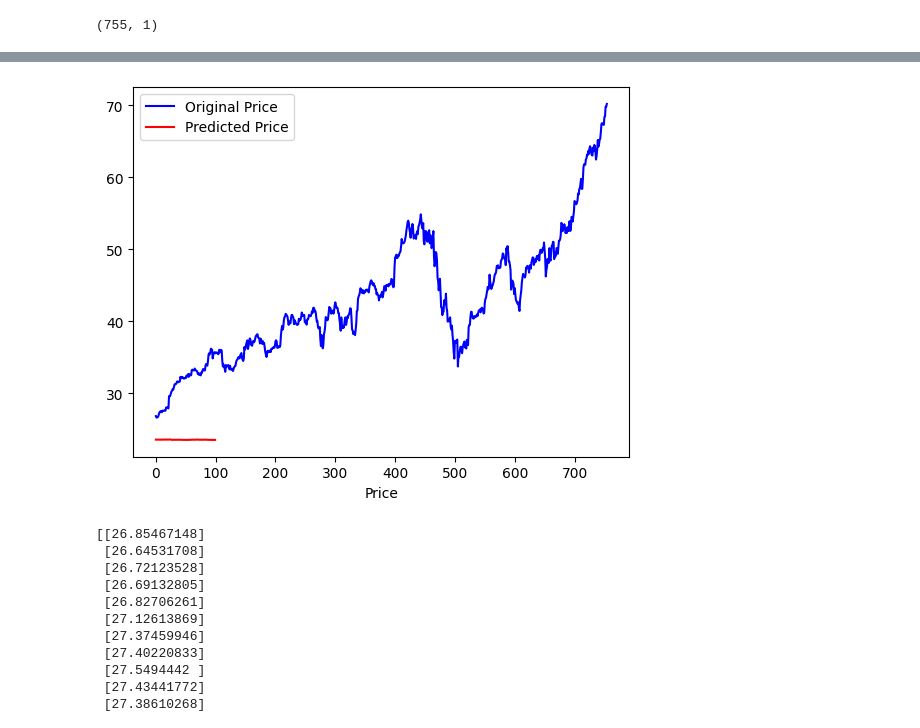
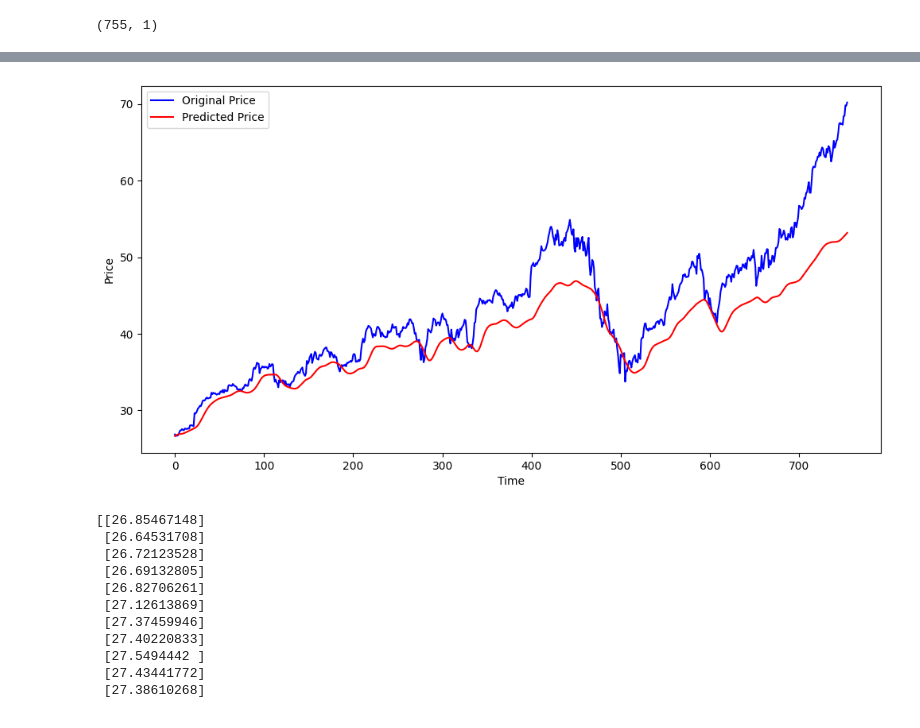
Before and after one commit to saloni-sys/StockPrediction, a Jupyter notebook: Stock_Prediction.ipynb, the cells around one changed output, grey strips where cells are left out. Drawn from its saved outputs; the diff is of its cells as text; code cells hidden in the pictures.

```diff
--- a/Stock_Prediction.ipynb
+++ b/Stock_Prediction.ipynb
@@ -181,19 +181,20 @@ from tensorflow.keras.layers import Dense, Dropout, LSTM
 from tensorflow.keras.models import Sequential
 # %%
 model=Sequential()
-model.add(LSTM(units=50,activation='relu',return_sequences=True,input_shape=(x_train.shape[1],1)))
+
+model.add(LSTM(50, return_sequences=True, input_shape=(x_train.shape[1],1)))
 model.add(Dropout(0.2))
 
-model.add(LSTM(units=60,activation='relu',return_sequences=True))
+model.add(LSTM(60, return_sequences=True))
 model.add(Dropout(0.3))
 
-model.add(LSTM(units=80,activation='relu',return_sequences=True))
+model.add(LSTM(80, return_sequences=True))
 model.add(Dropout(0.4))
 
-model.add(LSTM(units=120,activation='relu'))
+model.add(LSTM(120))
 model.add(Dropout(0.5))
 
-model.add(Dense(units=1))
+model.add(Dense(1))
 # %%
 model.summary()
 # %% [output]
@@ -221,4 +223,4 @@ Model: "sequential_2"
 # %%
-model.compile(optimizer='adam',loss='mean_squared_error')
-model.fit(x_train,y_train,epochs=50)
+model.compile(optimizer='adam', loss='mean_squared_error')
+model.fit(x_train, y_train, epochs=20, batch_size=32)
 # %% [output]
@@ -281,6 +285,6 @@ final_df.head()
 | 3 | 24.703327 |
 | 4 | 24.760546 |
 # %%
-input_data=scaler.fit_transform(final_df)
+input_data = scaler.transform(final_df)
 input_data
 # %% [output]
@@ -384,4 +382,6 @@ array([0.04198476])
 # %%
-scale_factor=1/0.04198476
-y_predicted=y_predicted*scale_factor
-y_test_scaled = np.array(y_test) * scale_factor
+
+y_predicted = model.predict(x_test)
+
+y_predicted = scaler.inverse_transform(y_predicted)
+y_test = scaler.inverse_transform(y_test.reshape(-1,1))
@@ -388,13 +390,13 @@ y_test_scaled = np.array(y_test) * scale_factor
 # %%
-
+plt.figure(figsize=(12,6))
 plt.plot(y_test, 'b', label='Original Price')
 plt.plot(y_predicted, 'r', label='Predicted Price')
 plt.xlabel('Time')
-plt.xlabel('Price')
+plt.ylabel('Price')
 plt.legend()
 plt.show()
 # %% [output]
-[figure, old version]
+[figure, new version]
 # %%
 print(y_test)
 print(y_predicted)
```
Also changed, not shown: parts of 13 cells of this notebook, 2 other files.
